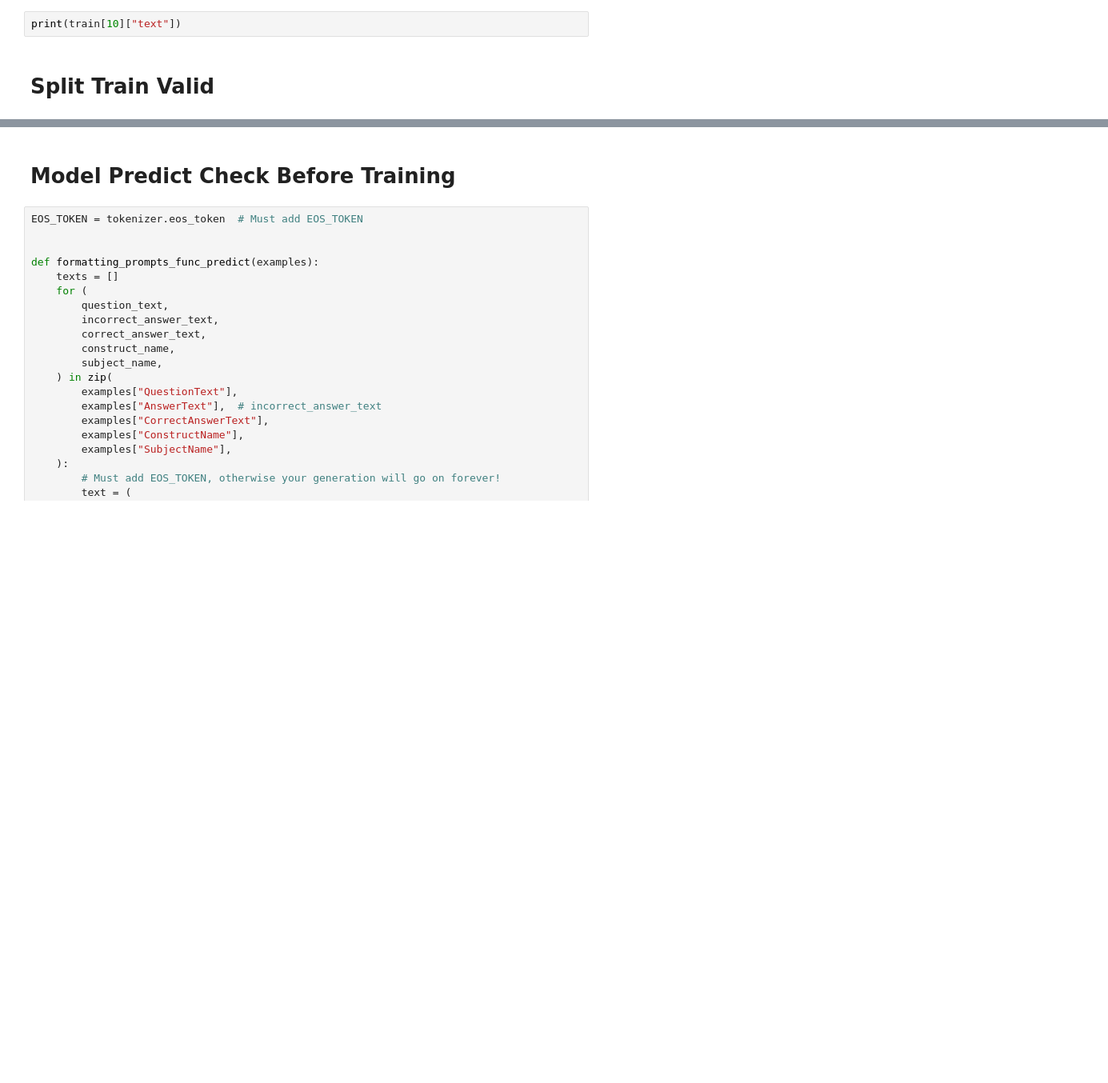
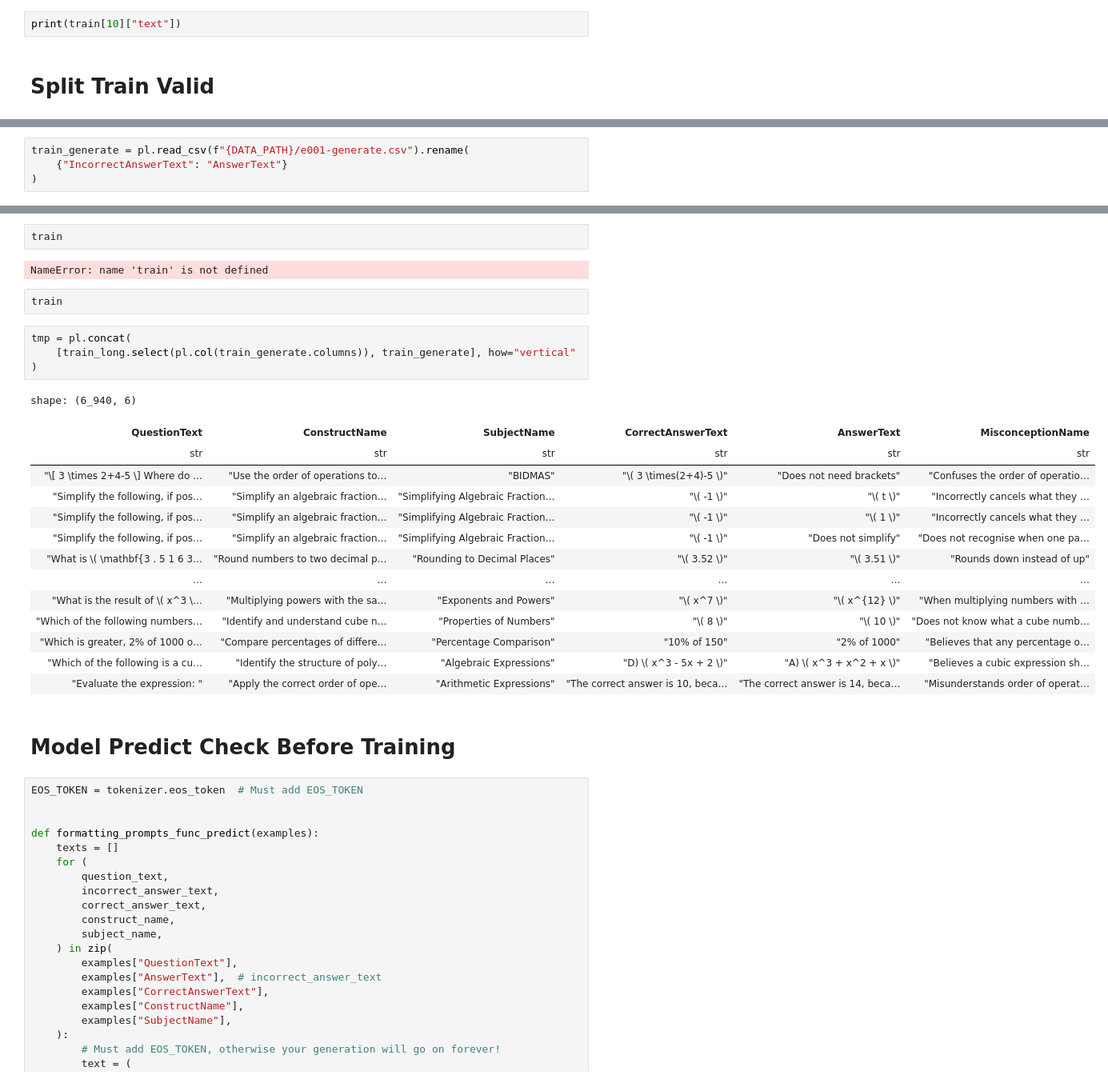
Before and after one commit to sinchir0/eedi-mining-misconceptions-in-mathematics, a Jupyter notebook: exp/causal/e020-causal.ipynb, the cells around one changed output, grey strips where cells are left out. Shown: that part at 80% size. Saved outputs shown, nothing was run; the diff lists cells and outputs as text; blank space fills up the shorter version.

```diff
--- a/exp/causal/e020-causal.ipynb
+++ b/exp/causal/e020-causal.ipynb
@@ -282,0 +319,4 @@ train, valid = (
+# %%
+train_generate = pl.read_csv(f"{DATA_PATH}/e001-generate.csv").rename(
+    {"IncorrectAnswerText": "AnswerText"}
+)
@@ -283,3 +331,28 @@ train, valid = (
+# %%
+train
+# %% [output]
+NameError: name 'train' is not defined
+# %%
+train
+# %%
+tmp = pl.concat(
+    [train_long.select(pl.col(train_generate.columns)), train_generate], how="vertical"
+)
+# %% [output]
+shape: (6_940, 6)
+| QuestionText | ConstructName | SubjectName | CorrectAnswerText | AnswerText | MisconceptionName |
+| str | str | str | str | str | str |
+| "\[ 3 \times 2+4-5 \] Where do … | "Use the order of operations to… | "BIDMAS" | "\( 3 \times(2+4)-5 \)" | "Does not need brackets" | "Confuses the order of operatio… |
+| "Simplify the following, if pos… | "Simplify an algebraic fraction… | "Simplifying Algebraic Fraction… | "\( -1 \)" | "\( t \)" | "Incorrectly cancels what they … |
+| "Simplify the following, if pos… | "Simplify an algebraic fraction… | "Simplifying Algebraic Fraction… | "\( -1 \)" | "\( 1 \)" | "Incorrectly cancels what they … |
+| "Simplify the following, if pos… | "Simplify an algebraic fraction… | "Simplifying Algebraic Fraction… | "\( -1 \)" | "Does not simplify" | "Does not recognise when one pa… |
+| "What is \( \mathbf{3 . 5 1 6 3… | "Round numbers to two decimal p… | "Rounding to Decimal Places" | "\( 3.52 \)" | "\( 3.51 \)" | "Rounds down instead of up" |
+| … | … | … | … | … | … |
+| "What is the result of \( x^3 \… | "Multiplying powers with the sa… | "Exponents and Powers" | "\( x^7 \)" | "\( x^{12} \)" | "When multiplying numbers with … |
+| "Which of the following numbers… | "Identify and understand cube n… | "Properties of Numbers" | "\( 8 \)" | "\( 10 \)" | "Does not know what a cube numb… |
+| "Which is greater, 2% of 1000 o… | "Compare percentages of differe… | "Percentage Comparison" | "10% of 150" | "2% of 1000" | "Believes that any percentage o… |
+| "Which of the following is a cu… | "Identify the structure of poly… | "Algebraic Expressions" | "D) \( x^3 - 5x + 2 \)" | "A) \( x^3 + x^2 + x \)" | "Believes a cubic expression sh… |
+| "Evaluate the expression: " | "Apply the correct order of ope… | "Arithmetic Expressions" | "The correct answer is 10, beca… | "The correct answer is 14, beca… | "Misunderstands order of operat… |
 # %% [markdown]
 # Model Predict Check Before Training
 # %%
```
Also changed, not shown: parts of 11 cells of this notebook, 2 other files.
